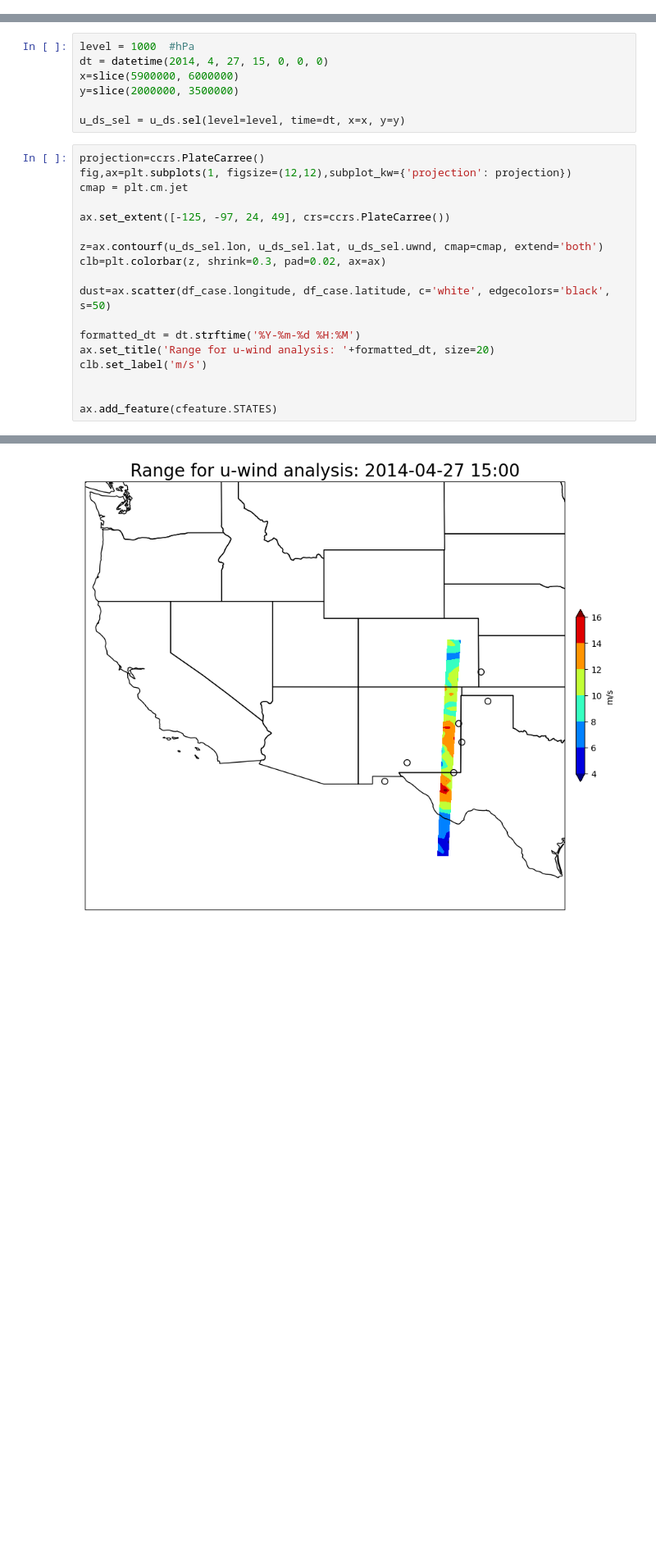
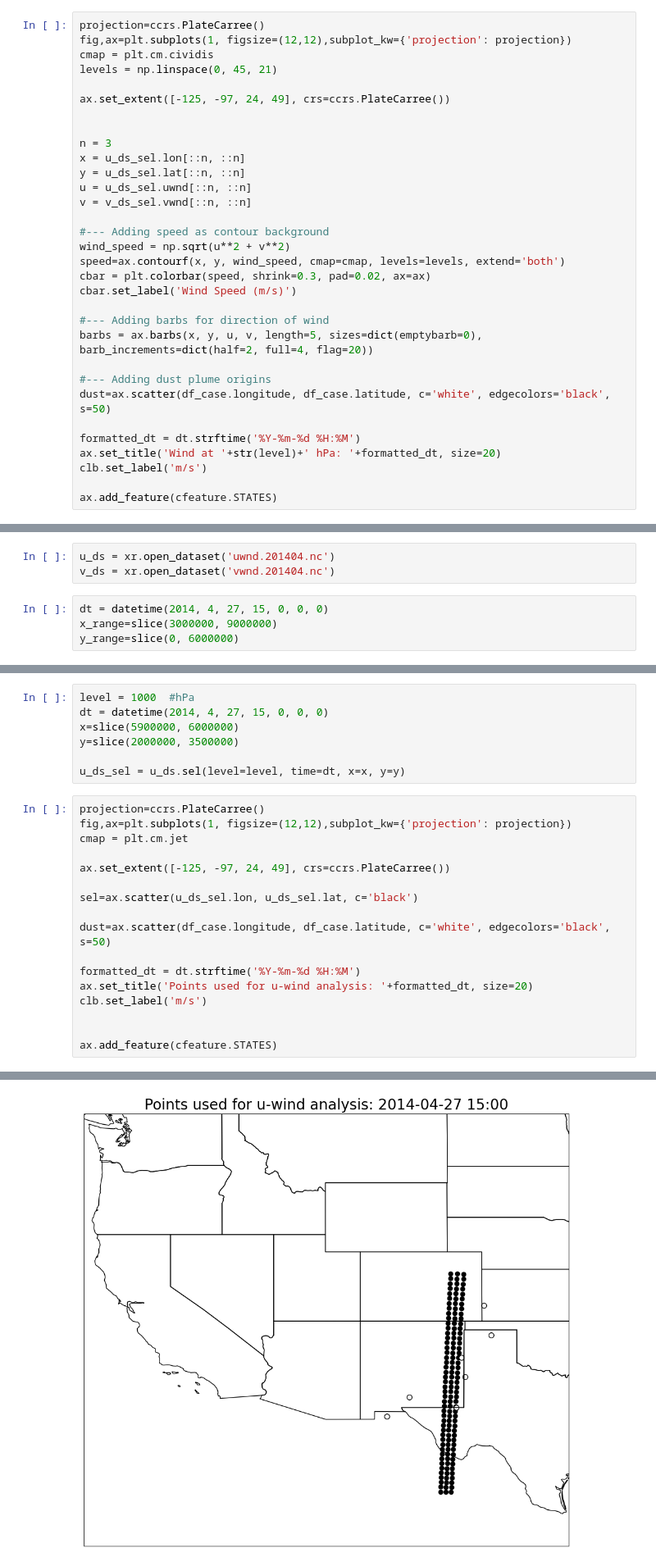
Before and after one commit to jesseturner/Dust_Plumes, a Jupyter notebook: Case_Study.ipynb, the cells around one changed output, grey strips where cells are left out. Shown at 82% size. Drawn from its saved outputs; the diff is of its cells as text; blank space fills up the shorter version.

```diff
--- a/Case_Study.ipynb
+++ b/Case_Study.ipynb
@@ -155,0 +169,32 @@ ax.add_feature(cfeature.STATES)
+# %%
+projection=ccrs.PlateCarree()
+fig,ax=plt.subplots(1, figsize=(12,12),subplot_kw={'projection': projection})
+cmap = plt.cm.cividis
+levels = np.linspace(0, 45, 21)
+
+ax.set_extent([-125, -97, 24, 49], crs=ccrs.PlateCarree())
+
+
+n = 3
+x = u_ds_sel.lon[::n, ::n]
+y = u_ds_sel.lat[::n, ::n]
+u = u_ds_sel.uwnd[::n, ::n]
+v = v_ds_sel.vwnd[::n, ::n]
+
+#--- Adding speed as contour background
+wind_speed = np.sqrt(u**2 + v**2)
+speed=ax.contourf(x, y, wind_speed, cmap=cmap, levels=levels, extend='both')
+cbar = plt.colorbar(speed, shrink=0.3, pad=0.02, ax=ax)
+cbar.set_label('Wind Speed (m/s)')
+
+#--- Adding barbs for direction of wind
+barbs = ax.barbs(x, y, u, v, length=5, sizes=dict(emptybarb=0), barb_increments=dict(half=2, full=4, flag=20))
+
+#--- Adding dust plume origins
+dust=ax.scatter(df_case.longitude, df_case.latitude, c='white', edgecolors='black', s=50)
+
+formatted_dt = dt.strftime('%Y-%m-%d %H:%M')
+ax.set_title('Wind at '+str(level)+' hPa: '+formatted_dt, size=20)
+clb.set_label('m/s')
+
+ax.add_feature(cfeature.STATES)
@@ -155,0 +204,7 @@ ax.add_feature(cfeature.STATES)
+# %%
+u_ds = xr.open_dataset('uwnd.201404.nc')
+v_ds = xr.open_dataset('vwnd.201404.nc')
+# %%
+dt = datetime(2014, 4, 27, 15, 0, 0, 0)
+x_range=slice(3000000, 9000000)
+y_range=slice(0, 6000000)
@@ -171,22 +279,21 @@ u_ds_sel = u_ds.sel(level=level, time=dt, x=x, y=y)
 # %%
 projection=ccrs.PlateCarree()
 fig,ax=plt.subplots(1, figsize=(12,12),subplot_kw={'projection': projection})
 cmap = plt.cm.jet
 
 ax.set_extent([-125, -97, 24, 49], crs=ccrs.PlateCarree())
 
-z=ax.contourf(u_ds_sel.lon, u_ds_sel.lat, u_ds_sel.uwnd, cmap=cmap, extend='both')
-clb=plt.colorbar(z, shrink=0.3, pad=0.02, ax=ax)
+sel=ax.scatter(u_ds_sel.lon, u_ds_sel.lat, c='black')
 
 dust=ax.scatter(df_case.longitude, df_case.latitude, c='white', edgecolors='black', s=50)
 
 formatted_dt = dt.strftime('%Y-%m-%d %H:%M')
-ax.set_title('Range for u-wind analysis: '+formatted_dt, size=20)
+ax.set_title('Points used for u-wind analysis: '+formatted_dt, size=20)
 clb.set_label('m/s')
 
 
 ax.add_feature(cfeature.STATES)
 # %% [output]
 <cartopy.mpl.feature_artist.FeatureArtist at 0x...>
-[figure, old version]
+[figure, new version]
 # %% [markdown]
```
Also changed, not shown: parts of 7 cells of this notebook.
